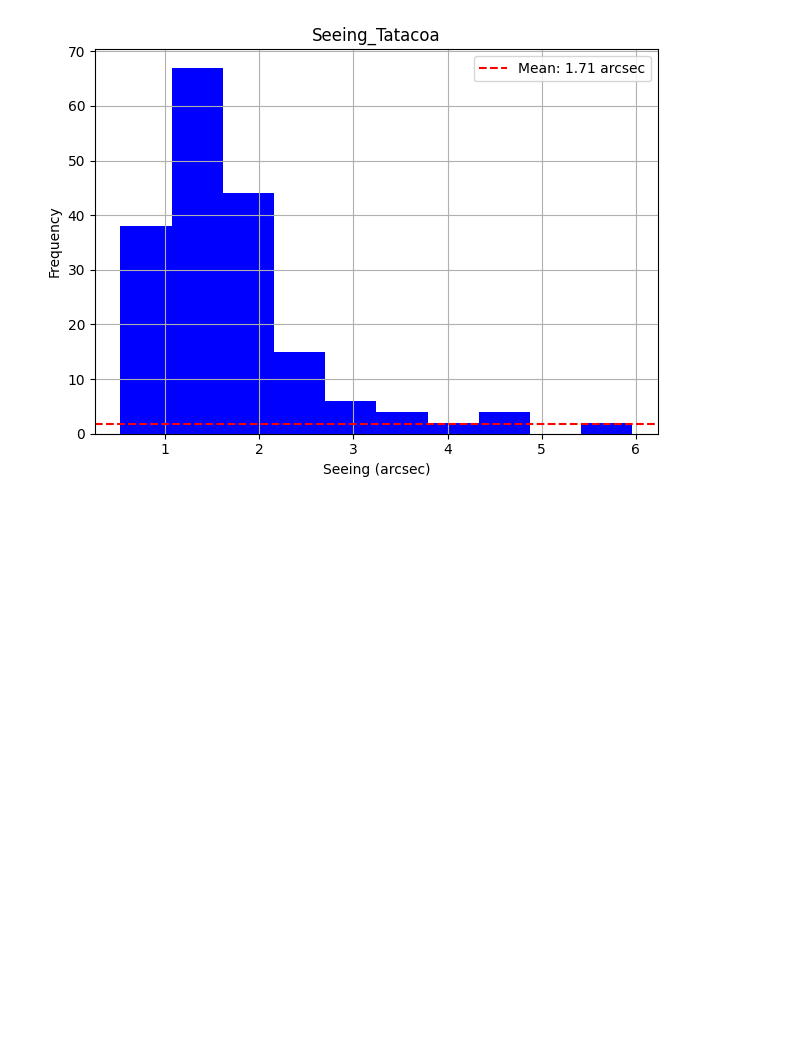
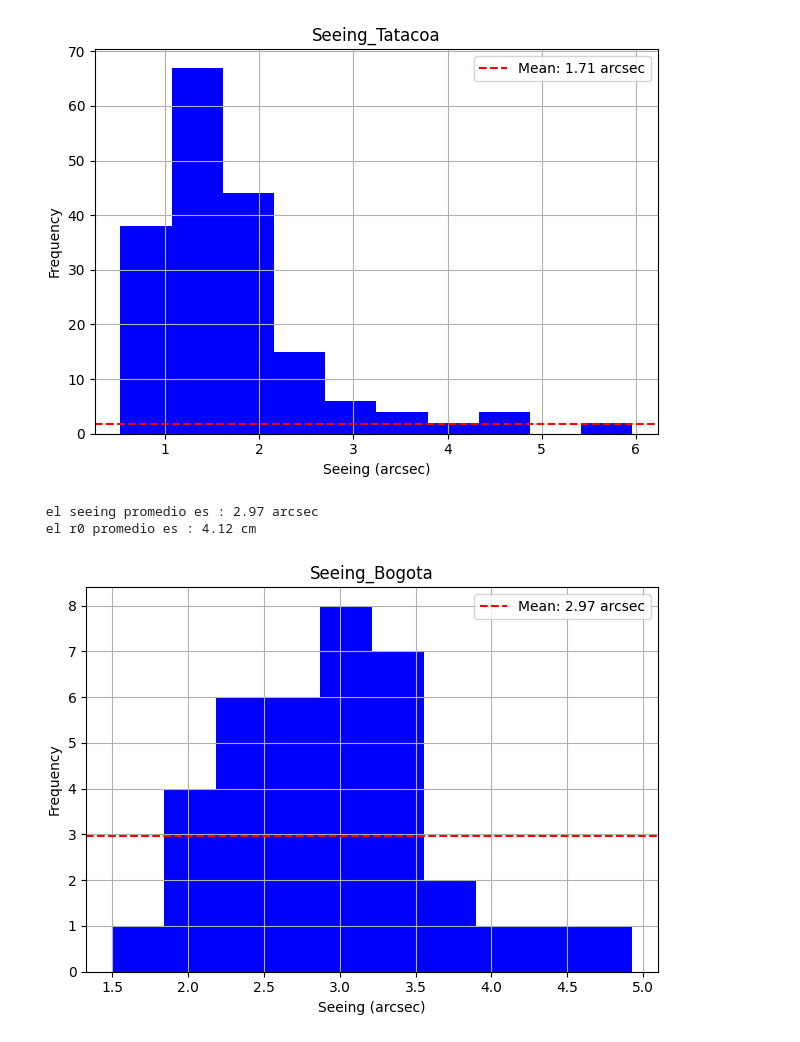
Before and after one commit to juagudeloo/Seeing-OAN, a Jupyter notebook: Jupiter notebook files/Metodo_DIMM.ipynb, the cells around one changed output. Saved outputs shown, nothing was run; the diff lists cells and outputs as text; code cells hidden in the pictures; blank space fills up the shorter version.

Commit message:
Seeing Bogota

```diff
--- a/Jupiter notebook files/Metodo_DIMM.ipynb
+++ b/Jupiter notebook files/Metodo_DIMM.ipynb
@@ -547,3 +544,38 @@ plt.show()
  el seeing promedio es : 1.71 arcsec
  el r0 promedio es : 7.04 cm
 [figure]
+# %%
+import pandas as pd
+import matplotlib.pyplot as plt
+import numpy as np
+
+# Cargar datos
+df = pd.read_csv("seeing_final_bogota.csv")
+# print(df)
+df["Theta_corrected(Seeing)[arcsec]"] = df["Theta_corrected(Seeing)[arcsec]"].astype(float)
+df["Theta_corrected(Seeing)[arcsec]"] = df["Theta_corrected(Seeing)[arcsec]"].replace(0, pd.NA)  # Reemplazar ceros por NaN
+df.dropna(subset=["Theta_corrected(Seeing)[arcsec]"], inplace=True)  # Eliminar filas con NaN
+new_df = df
+
+mean_seeing = np.mean(new_df["Theta_corrected(Seeing)[arcsec]"])
+mean_r0 = np.mean(new_df["r0[cm]"])
+print(f" el seeing promedio es : {mean_seeing:.2f} arcsec")
+print(f" el r0 promedio es : {mean_r0:.2f} cm")
+
+# guardar datos
+new_df.to_csv("seeing_final_bogota_v1.csv", index=False)
+# Crear gráfico
+# plt.figure(figsize=(10, 6))
+plt.hist(new_df["Theta_corrected(Seeing)[arcsec]"], bins=10, color="blue")
+plt.axhline(y=mean_seeing, color="r", linestyle="--", label=f"Mean: {mean_seeing:.2f} arcsec")
+plt.title("Seeing_Bogota")
+plt.xlabel("Seeing (arcsec)")
+plt.ylabel("Frequency")
+plt.grid()
+plt.tight_layout()
+plt.legend()
+plt.show()
+# %% [output]
+ el seeing promedio es : 2.97 arcsec
+ el r0 promedio es : 4.12 cm
+[figure, added]
```
Also changed, not shown: parts of 1 cell of this notebook, 3 other files.
